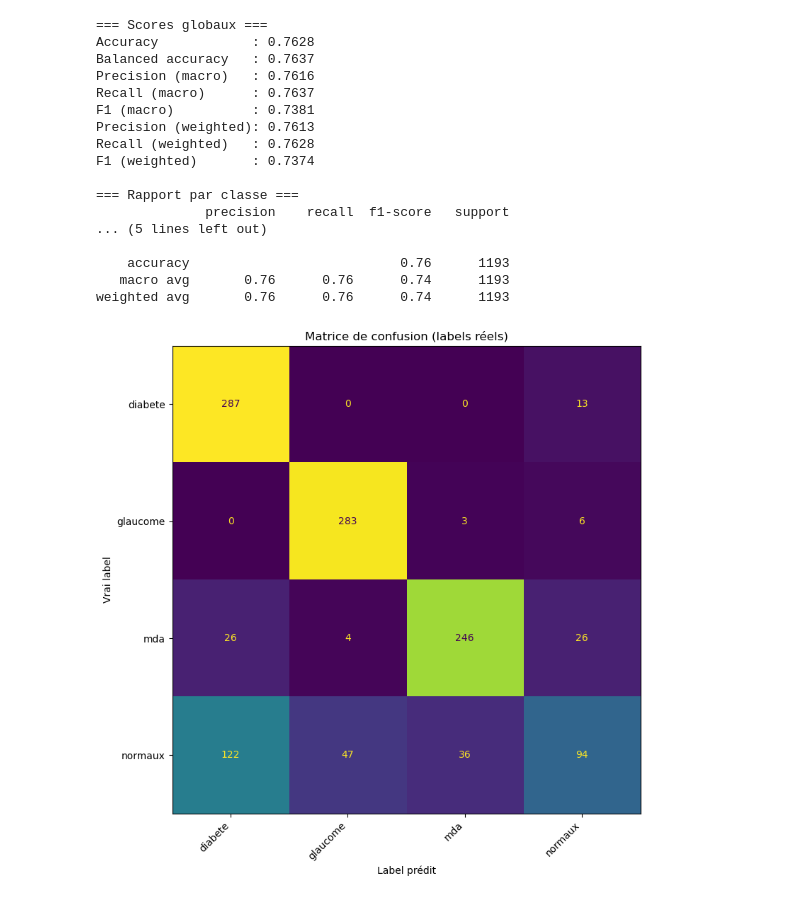
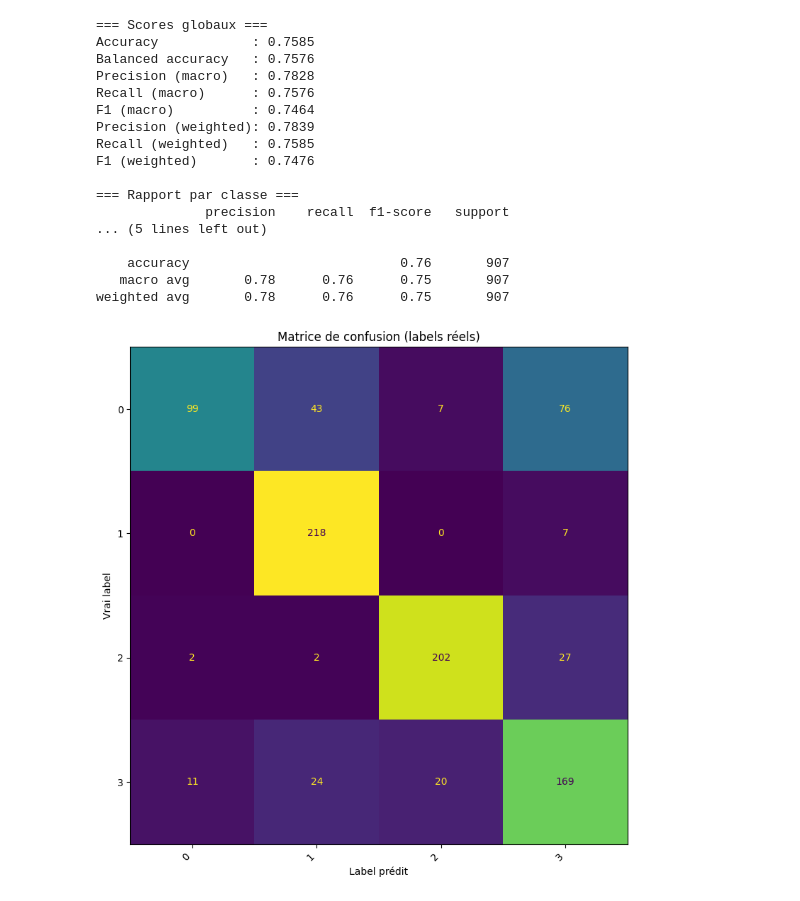
Before and after one commit to Mathis0000/Memoire, a Jupyter notebook: CNN/resnet.ipynb, the cells around one changed output. Saved outputs shown, nothing was run; the diff lists cells and outputs as text; code cells hidden in the pictures.

```diff
--- a/CNN/resnet.ipynb
+++ b/CNN/resnet.ipynb
@@ -192,7 +192,7 @@ from torch.cuda.amp import autocast, GradScaler
 IMG = 224
 BATCH = 32
 EPOCHS = 300
-PATIENCE = 10
+PATIENCE = 20
 NUM_WORKERS = 2
 
 # -------------------------------------------------
@@ -300,7 +300,7 @@ model = model.to(device)
 
 criterion = nn.CrossEntropyLoss(weight=weights_ce)
 optimizer = AdamW(model.parameters(), lr=1e-4, weight_decay=1e-4)
-scheduler = ReduceLROnPlateau(optimizer, mode="min", factor=0.5, patience=2, verbose=True)
+scheduler = ReduceLROnPlateau(optimizer, mode="min", factor=0.5, patience=10, verbose=True)
 scaler = GradScaler()
 
 # -------------------------------------------------
@@ -346,7 +346,7 @@ for epoch in range(1, EPOCHS + 1):
     val_loss, val_acc = evaluate(val_loader)
     scheduler.step(val_loss)
 
-    print(f"Epoch {epoch:03d} | train_loss {train_loss:.4f} | val_loss {val_loss:.4f} | val_acc {val_acc:.4f}")
+    print(f"Epoch {epoch:03d} | train_loss {train_loss:.4f} | val_loss {val_loss:.4f} | val_acc {val_acc:.4f} | lr {optimizer.param_groups[0]['lr']:.6f}")
 
     if val_acc > best_acc:
         best_acc = val_acc
@@ -382,6 +382,7 @@ Early stopping.
 # %%
 import numpy as np
 import matplotlib.pyplot as plt
+import torch
 
 from sklearn.metrics import (
     confusion_matrix,
@@ -393,10 +394,22 @@ from sklearn.metrics import (
     balanced_accuracy_score,
     classification_report
 )
-y_true = np.concatenate([y.numpy() for _, y in test_ds], axis=0)
 
-proba = model.predict(test_ds, verbose=0)
-y_pred = np.argmax(proba, axis=1)
+model.eval()
+all_y, all_pred = [], []
+
+with torch.no_grad():
+    for x, y in test_loader:
+        x = x.to(device, non_blocking=True)
+        logits = model(x)
+        preds = logits.argmax(1).cpu().numpy()
+        all_pred.append(preds)
+        all_y.append(y.numpy())
+
+y_true = np.concatenate(all_y, axis=0)
+y_pred = np.concatenate(all_pred, axis=0)
+
+classes = orig_classes
 num_classes = len(classes)
 
 # ----------------------------
@@ -420,47 +433,48 @@ print(f"Precision (macro)   : {prec_macro:.4f}")
 print(f"Recall (macro)      : {rec_macro:.4f}")
 print(f"F1 (macro)          : {f1_macro:.4f}")
 print(f"Precision (weighted): {prec_weighted:.4f}")
 print(f"Recall (weighted)   : {rec_weighted:.4f}")
 print(f"F1 (weighted)       : {f1_weighted:.4f}")
 
 print("\n=== Rapport par classe ===")
-print(classification_report(y_true, y_pred, target_names=classes, zero_division=0))
+target_names = [str(c) for c in classes]
+print(classification_report(y_true, y_pred, target_names=target_names, zero_division=0))
 
 # ----------------------------
 # 8) CONFUSION MATRIX (labels réels, ordre forcé)
 # ----------------------------
 label_indices = list(range(num_classes))
 cm = confusion_matrix(y_true, y_pred, labels=label_indices)
 
 fig, ax = plt.subplots(figsize=(8, 8))
-disp = ConfusionMatrixDisplay(confusion_matrix=cm, display_labels=classes)
+disp = ConfusionMatrixDisplay(confusion_matrix=cm, display_labels=target_names)
 disp.plot(ax=ax, values_format="d", cmap=None, colorbar=False)
 plt.xticks(rotation=45, ha="right")
 plt.yticks(rotation=0)
 plt.xlabel("Label prédit")
 plt.ylabel("Vrai label")
 plt.title("Matrice de confusion (labels réels)")
 plt.tight_layout()
 plt.show()
 # %% [output]
 === Scores globaux ===
-Accuracy            : 0.7628
-Balanced accuracy   : 0.7637
-Precision (macro)   : 0.7616
-Recall (macro)      : 0.7637
-F1 (macro)          : 0.7381
-Precision (weighted): 0.7613
-Recall (weighted)   : 0.7628
-F1 (weighted)       : 0.7374
+Accuracy            : 0.7585
+Balanced accuracy   : 0.7576
+Precision (macro)   : 0.7828
+Recall (macro)      : 0.7576
+F1 (macro)          : 0.7464
+Precision (weighted): 0.7839
+Recall (weighted)   : 0.7585
+F1 (weighted)       : 0.7476
 
 === Rapport par classe ===
               precision    recall  f1-score   support
 ... (5 lines left out)
 
-    accuracy                           0.76      1193
-   macro avg       0.76      0.76      0.74      1193
-weighted avg       0.76      0.76      0.74      1193
+    accuracy                           0.76       907
+   macro avg       0.78      0.76      0.75       907
+weighted avg       0.78      0.76      0.75       907
-[figure, old version]
+[figure, new version]
 # %%
 #montre des exemples d'images mal classées
 import numpy as np
```
Also changed, not shown: parts of 10 cells of this notebook, 1 other file.
